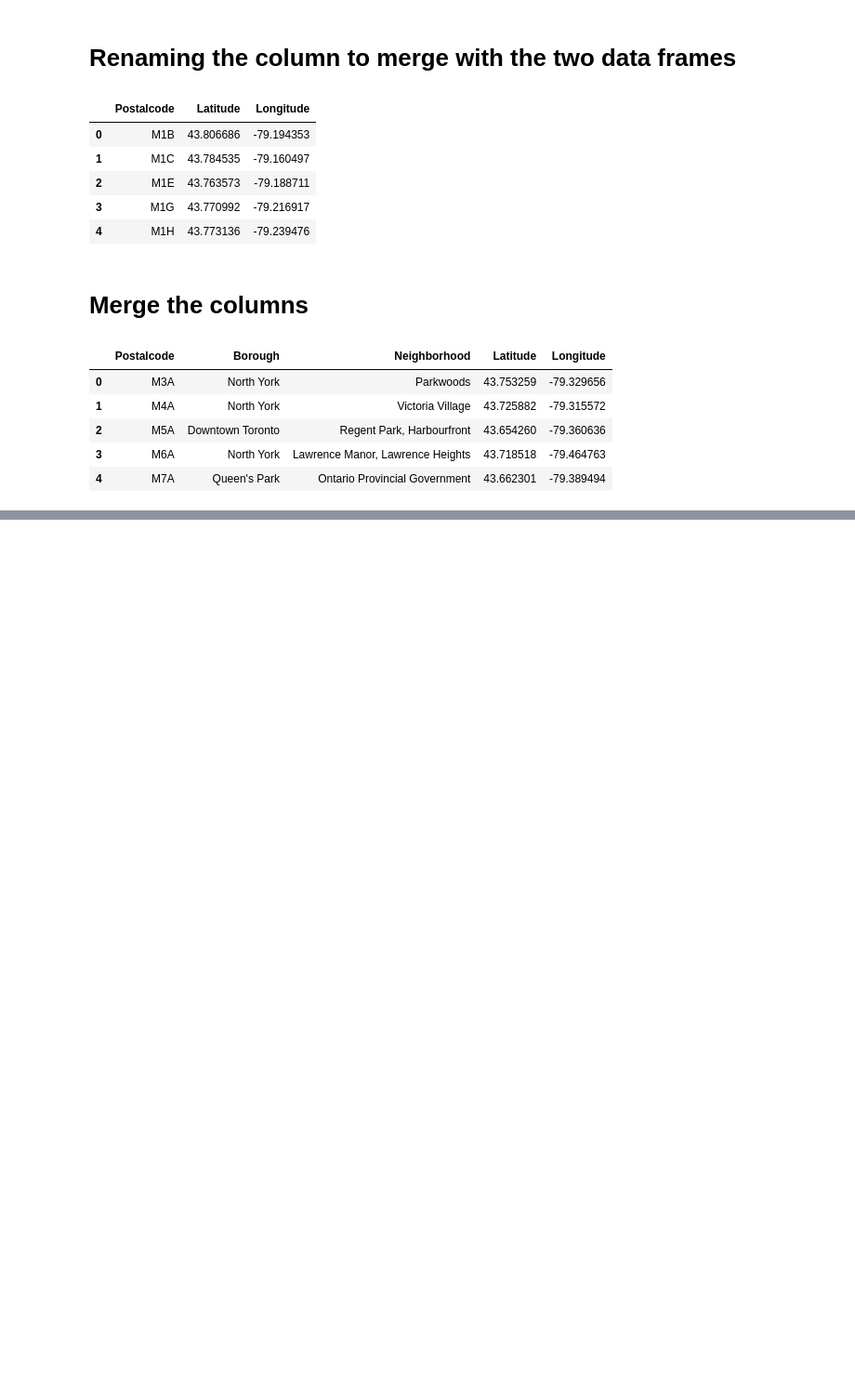
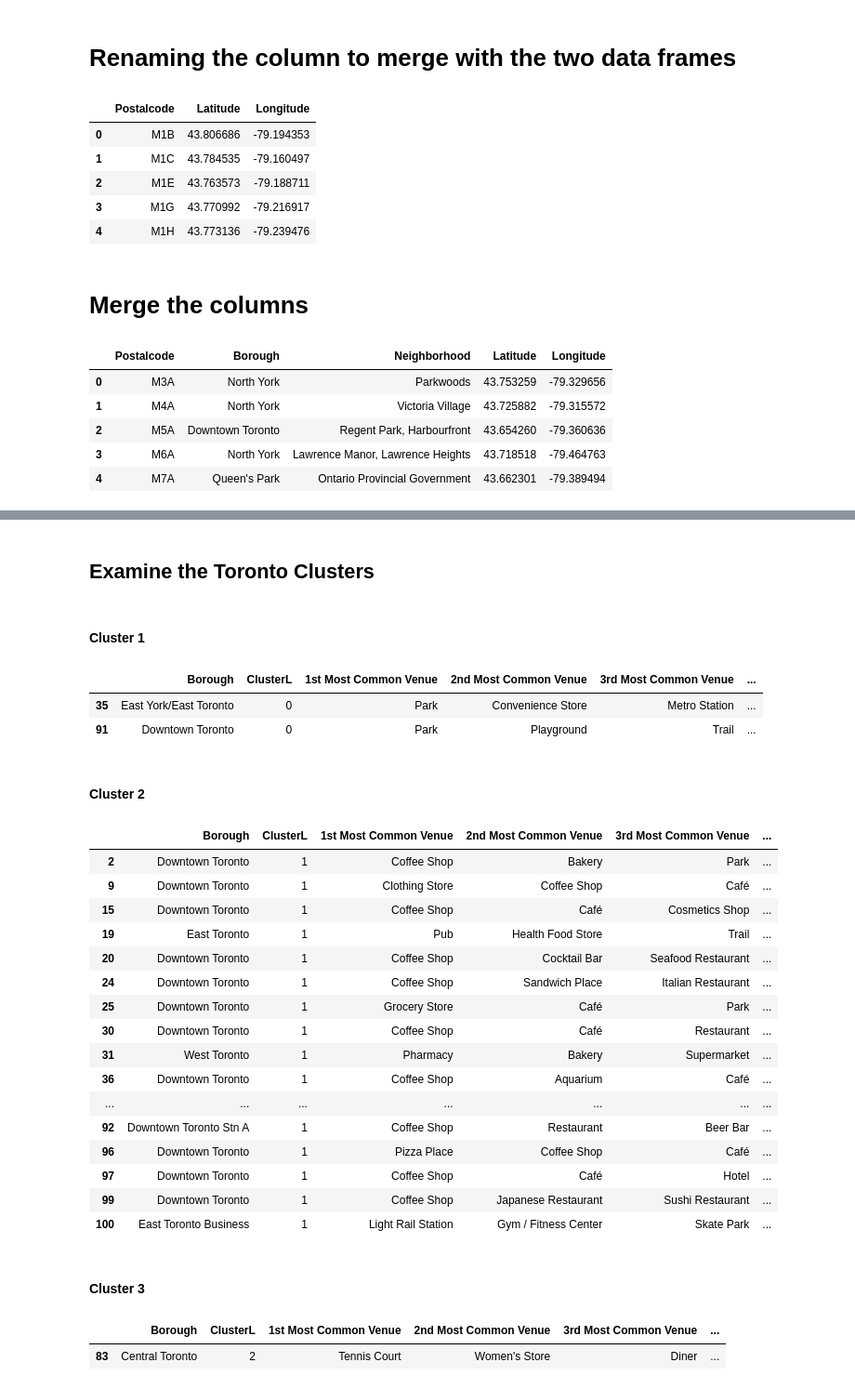
Before and after one commit to SamiraHabib/Segmenting-and-Clustering-Neighborhoods-in-Toronto, a Jupyter notebook: Segmenting_and_Clustering_Neighborhoods_in_Toronto.ipynb, the cells around one changed output, grey strips where cells are left out. Shown at 93% size. Saved outputs shown, nothing was run; the diff lists cells and outputs as text; code cells hidden in the pictures; blank space fills up the shorter version.

```diff
--- a/Segmenting_and_Clustering_Neighborhoods_in_Toronto.ipynb
+++ b/Segmenting_and_Clustering_Neighborhoods_in_Toronto.ipynb
@@ -138,0 +373,6 @@ df_new_merge.head()
+# %%
+def return_most_common_venues(row, num_top_venues):
+    row_categories = row.iloc[1:]
+    row_categories_sorted = row_categories.sort_values(ascending=False)
+
+    return row_categories_sorted.index.values[0:num_top_venues]
@@ -138,0 +381,21 @@ df_new_merge.head()
+# %%
+num_top_venues = 20
+
+indicators = ['st', 'nd', 'rd']
+
+# create columns according to number of top venues
+columns = ['Neighborhood']
+for ind in np.arange(num_top_venues):
+    try:
+        columns.append('{}{} Most Common Venue'.format(ind+1, indicators[ind]))
+    except:
+        columns.append('{}th Most Common Venue'.format(ind+1))
+
+# create a new dataframe
+neighborhoods_venues_sorted = pd.DataFrame(columns=columns)
+neighborhoods_venues_sorted['Neighborhood'] = Toronto_grouped['Neighborhood']
+
+for ind in np.arange(Toronto_grouped.shape[0]):
+    neighborhoods_venues_sorted.iloc[ind, 1:] = return_most_common_venues(Toronto_grouped.iloc[ind, :], num_top_venues)
+
+neighborhoods_venues_sorted.head()
@@ -138,0 +413,8 @@ df_new_merge.head()
+# %%
+# set number of clusters
+kclusters = 5
+
+Toronto_grouped_clustering = Toronto_grouped.drop('Neighborhood', 1)
+# run k-means clustering
+kmeans = KMeans(n_clusters=kclusters, random_state=0).fit(Toronto_grouped_clustering)
+kmeans.labels_[0:10]
@@ -138,0 +423,6 @@ df_new_merge.head()
+# %%
+# add clustering labels
+neighborhoods_venues_sorted.insert(0, 'ClusterL', kmeans.labels_)
+Toronto_merged = Tor_data
+Toronto_merged = Toronto_merged.join(neighborhoods_venues_sorted.set_index('Neighborhood'), on='Neighborhood')
+Toronto_merged.head() # check the last columns!
@@ -138,0 +477,39 @@ df_new_merge.head()
+# %% [markdown]
+## Examine the Toronto Clusters
+# %% [markdown]
+#### Cluster 1
+# %%
+Toronto_merged.loc[Toronto_merged['ClusterL'] == 0, Toronto_merged.columns[[1] + list(range(5, Toronto_merged.shape[1]))]]
+# %% [output]
+|  | Borough | ClusterL | 1st Most Common Venue | 2nd Most Common Venue | 3rd Most Common Venue | ... |
+| 35 | East York/East Toronto | 0 | Park | Convenience Store | Metro Station | ... |
+| 91 | Downtown Toronto | 0 | Park | Playground | Trail | ... |
+# %% [markdown]
+#### Cluster 2
+# %%
+Toronto_merged.loc[Toronto_merged['ClusterL'] == 1, Toronto_merged.columns[[1] + list(range(5, Toronto_merged.shape[1]))]]
+# %% [output]
+|  | Borough | ClusterL | 1st Most Common Venue | 2nd Most Common Venue | 3rd Most Common Venue | ... |
+| 2 | Downtown Toronto | 1 | Coffee Shop | Bakery | Park | ... |
+| 9 | Downtown Toronto | 1 | Clothing Store | Coffee Shop | Café | ... |
+| 15 | Downtown Toronto | 1 | Coffee Shop | Café | Cosmetics Shop | ... |
+| 19 | East Toronto | 1 | Pub | Health Food Store | Trail | ... |
+| 20 | Downtown Toronto | 1 | Coffee Shop | Cocktail Bar | Seafood Restaurant | ... |
+| 24 | Downtown Toronto | 1 | Coffee Shop | Sandwich Place | Italian Restaurant | ... |
+| 25 | Downtown Toronto | 1 | Grocery Store | Café | Park | ... |
+| 30 | Downtown Toronto | 1 | Coffee Shop | Café | Restaurant | ... |
+| 31 | West Toronto | 1 | Pharmacy | Bakery | Supermarket | ... |
+| 36 | Downtown Toronto | 1 | Coffee Shop | Aquarium | Café | ... |
+| ... | ... | ... | ... | ... | ... | ... |
+| 92 | Downtown Toronto Stn A | 1 | Coffee Shop | Restaurant | Beer Bar | ... |
+| 96 | Downtown Toronto | 1 | Pizza Place | Coffee Shop | Café | ... |
+| 97 | Downtown Toronto | 1 | Coffee Shop | Café | Hotel | ... |
+| 99 | Downtown Toronto | 1 | Coffee Shop | Japanese Restaurant | Sushi Restaurant | ... |
+| 100 | East Toronto Business | 1 | Light Rail Station | Gym / Fitness Center | Skate Park | ... |
+# %% [markdown]
+#### Cluster 3
+# %%
+Toronto_merged.loc[Toronto_merged['ClusterL'] == 2, Toronto_merged.columns[[1] + list(range(5, Toronto_merged.shape[1]))]]
+# %% [output]
+|  | Borough | ClusterL | 1st Most Common Venue | 2nd Most Common Venue | 3rd Most Common Venue | ... |
+| 83 | Central Toronto | 2 | Tennis Court | Women's Store | Diner | ... |
```
Also changed, not shown: parts of 34 cells of this notebook.
